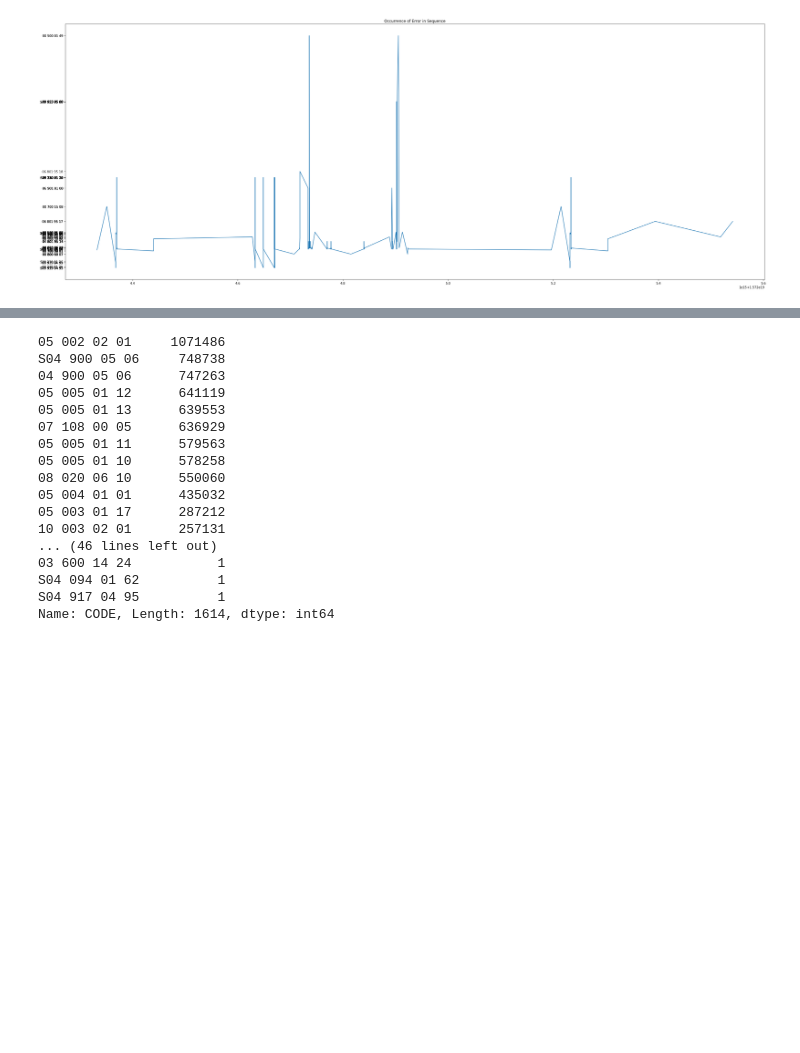
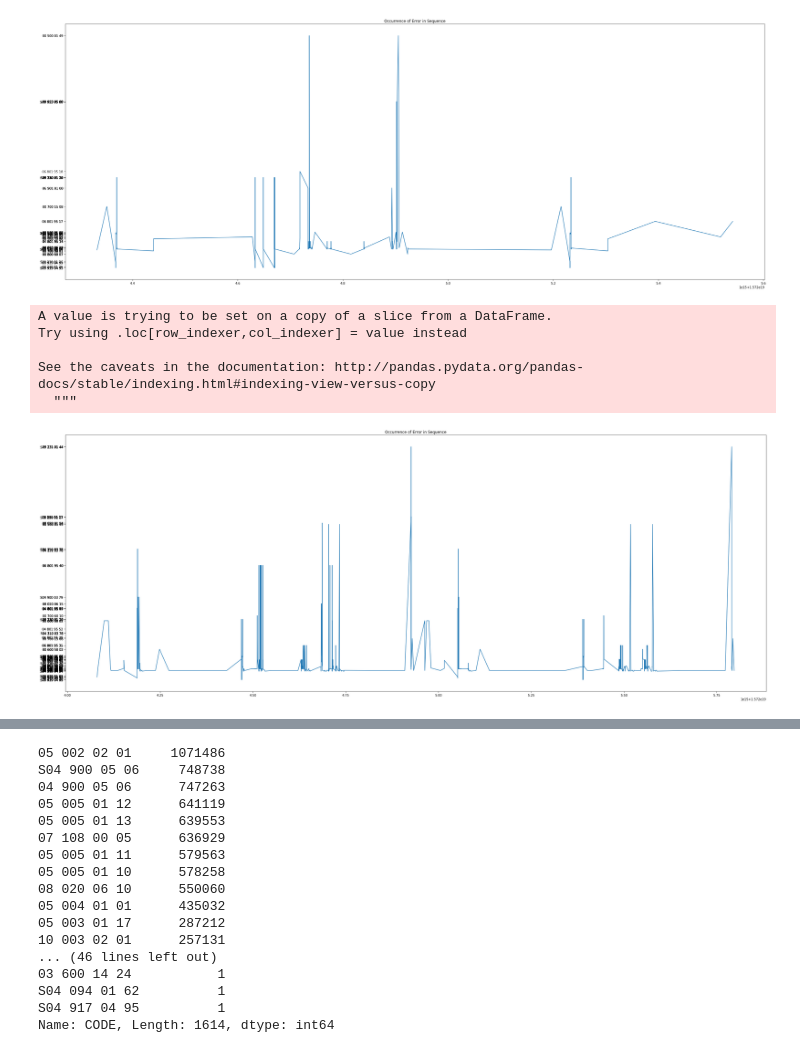
Before and after one commit to shivamt92/Siemens_Project, a Jupyter notebook: Siemens Project - Preprocessing.ipynb, the cells around one changed output, grey strips where cells are left out. Cells and saved outputs as stored; diff of their text form; code cells hidden in the pictures; blank space fills up the shorter version.

Commit message:
Function to plot graphs

```diff
--- a/Siemens Project - Preprocessing.ipynb
+++ b/Siemens Project - Preprocessing.ipynb
@@ -122,3 +122,28 @@ plt.show()
 # %%
 # WE need to find repeating patterns in the data. Sort of like periodicity. Check out this link
 # https://stackoverflow.com/questions/11752727/pattern-recognition-in-time-series
+# %%
+# This function plots similar graphs for all machines.
+# Just input the machines number that you want to see the graph of
+
+def plot_graphs(machine_num):
+    df = group.get_group(machines[machine_num])
+    df['CODEINT'] = df['CODE'].map(lambda name: dic[name])
+    timearr = np.array([time.mktime(i)*10000000000 for i in df['EVENTTIMESTAMP2']])
+
+    # Plotting graph
+    plt.figure(figsize = (40,15))
+    plt.plot(timearr,np.array(df['CODEINT']))
+    plt.yticks(np.array(df['CODEINT']),np.array(df['CODE']))
+    plt.xscale('linear')
+    plt.title('Occurrence of Error in Sequence')
+    plt.show()
+# %%
+plot_graphs(3)
+# %% [output]
+A value is trying to be set on a copy of a slice from a DataFrame.
+Try using .loc[row_indexer,col_indexer] = value instead
+
+See the caveats in the documentation: http://pandas.pydata.org/pandas-docs/stable/indexing.html#indexing-view-versus-copy
+  """
+[figure, added]
```
Also changed, not shown: parts of 1 cell of this notebook.
